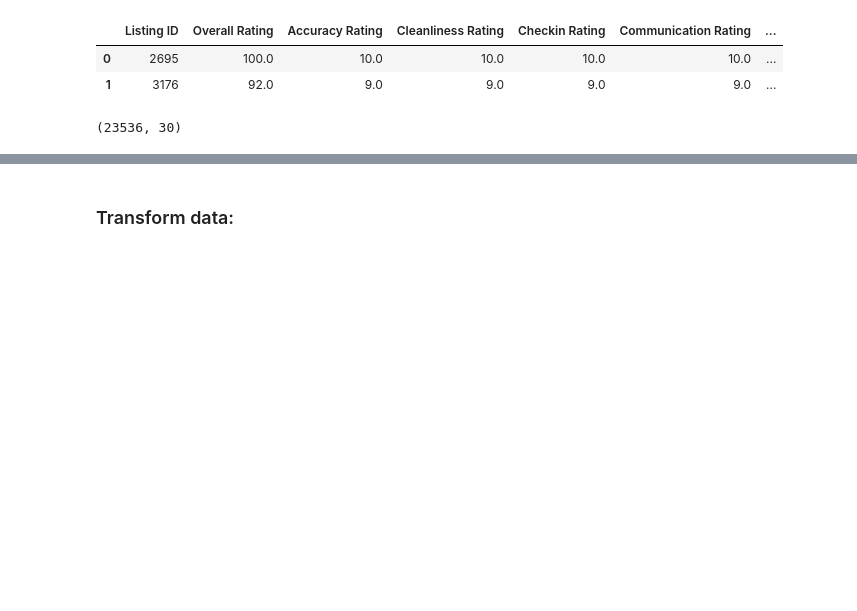
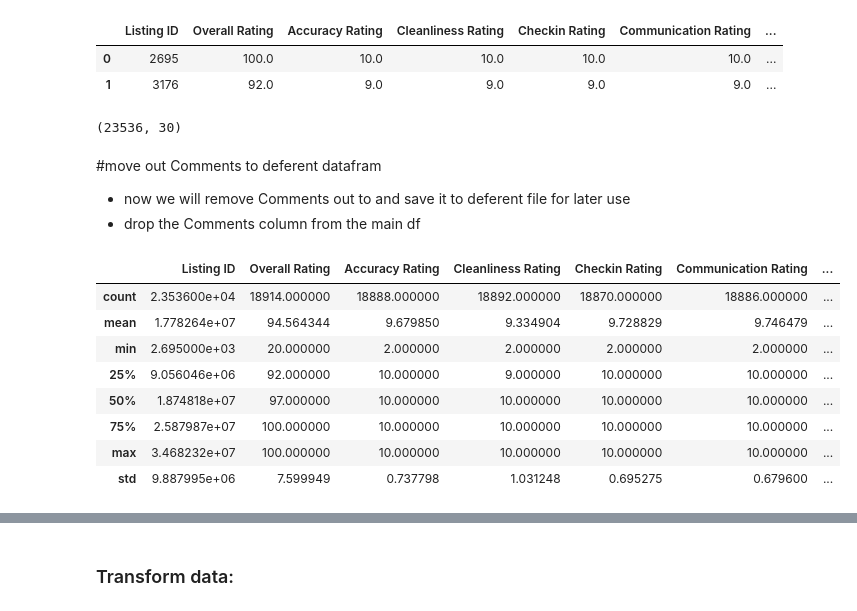
Before and after one commit to rafatb/Berlin_Airbnb_Price_Prediction, a Jupyter notebook: Berlin_Airbnb_Price_Prediction_data_preperation.ipynb, the cells around one changed output, grey strips where cells are left out. Cells and saved outputs as stored; diff of their text form; code cells hidden in the pictures; blank space fills up the shorter version.

```diff
--- a/Berlin_Airbnb_Price_Prediction_data_preperation.ipynb
+++ b/Berlin_Airbnb_Price_Prediction_data_preperation.ipynb
@@ -35,12 +52,12 @@ in this section we going to drop all the.
 * drop all the data the clearly will not help me during this jurney , like (Urls , reviewer  id , reviewer name ... )
 # %%
 df = df.drop(columns=['Review ID', 'Reviewer ID', 'Reviewer Name', 'Listing URL','Listing Name','Host ID', 'Host URL', 'Host Name',
-                           'City', 'Country Code', 'Country','First Review', 'Last Review', 'Square Feet', 'Business Travel Ready',
+                           'City', 'Country Code', 'Country','First Review', 'Last Review', 'Business Travel Ready',
             ])
 # %% [markdown]
 # splite the review_date to day , month , year
 # %%
-# df['review_date'] = pd.to_datetime(df['review_date'])
-# df['year'] = df['review_date'].dt.year
+df['review_date'] = pd.to_datetime(df['review_date'])
+df['year'] = df['review_date'].dt.year
 # df['month'] = df['review_date'].dt.month
 # df['day'] = df['review_date'].dt.day
@@ -88,26 +127,21 @@ columns aggreagted on 3 deferent ways:
 # %%
 # Define columns by type
-rating_columns = [
-      "Overall Rating","Accuracy Rating", "Cleanliness Rating", "Checkin Rating",
-    "Communication Rating", "Location Rating", "Value Rating","Price"
-]
-
+mean_columns = ["Overall Rating","Accuracy Rating", "Cleanliness Rating", "Checkin Rating",
+    "Communication Rating", "Location Rating", "Value Rating","Price","Square Feet"
+    ]
 sum_columns = ["Reviews"]
-
-categorical_columns = [
-    "Host Response Time", "Neighborhood Group","neighbourhood", "Room Type"]
-
+string_concat_values_columns = ["Comments"]
 choose_last_value_columns = ["review_date","Bedrooms","Beds","Bathrooms","Host Response Rate","Is Superhost","Latitude","Longitude",
                          "Accomodates", "Guests Included","Min Nights","Instant Bookable",
-                         "Accomodates", "Host Since","Is Exact Location","Postal Code", "Latitude", "Longitude","Property Type"
+                         "Accomodates", "Host Since","Is Exact Location","Postal Code", "Latitude", "Longitude","Property Type","Host Response Time", "Neighborhood Group","neighbourhood", "Room Type"
                          ]
 
 # Aggregation functions
 aggregation_functions = {
-    **{col: "mean" for col in rating_columns},  # Mean for ratings
+    **{col: "mean" for col in mean_columns},  # Mean for ratings
     **{col: "sum" for col in sum_columns},      # Sum for numerical values
     **{col: 'last' for col in choose_last_value_columns},  # Concat unique values
-    **{col: lambda x: ", ".join(x.dropna().unique()) for col in categorical_columns}  # Concat unique values
+    **{col: lambda x: ", ".join(x.dropna().unique()) for col in string_concat_values_columns}  # Concat unique values
 }
 
 # Group by 'Listing ID' and apply aggregation
@@ -122,3 +156,23 @@ df_aggregated.head(2)
 df_aggregated.shape
 # %% [output]
 (23536, 30)
+# %% [markdown]
+#move out Comments to deferent datafram
+* now we will remove Comments out to and save it to deferent file for later use
+* drop the Comments column from the main df
+# %%
+df_wiht_comments = df_aggregated[['Listing ID', 'Comments']].copy()
+df_wiht_comments.to_csv('/content/drive/MyDrive/kaggle/berline/only_comments.csv')
+df_aggregated.drop(columns=['Comments'], inplace=True)
+# %%
+df_aggregated.describe()
+# %% [output]
+|  | Listing ID | Overall Rating | Accuracy Rating | Cleanliness Rating | Checkin Rating | Communication Rating | ... |
+| count | 2.353600e+04 | 18914.000000 | 18888.000000 | 18892.000000 | 18870.000000 | 18886.000000 | ... |
+| mean | 1.778264e+07 | 94.564344 | 9.679850 | 9.334904 | 9.728829 | 9.746479 | ... |
+| min | 2.695000e+03 | 20.000000 | 2.000000 | 2.000000 | 2.000000 | 2.000000 | ... |
+| 25% | 9.056046e+06 | 92.000000 | 10.000000 | 9.000000 | 10.000000 | 10.000000 | ... |
+| 50% | 1.874818e+07 | 97.000000 | 10.000000 | 10.000000 | 10.000000 | 10.000000 | ... |
+| 75% | 2.587987e+07 | 100.000000 | 10.000000 | 10.000000 | 10.000000 | 10.000000 | ... |
+| max | 3.468232e+07 | 100.000000 | 10.000000 | 10.000000 | 10.000000 | 10.000000 | ... |
+| std | 9.887995e+06 | 7.599949 | 0.737798 | 1.031248 | 0.695275 | 0.679600 | ... |
```
Also changed, not shown: parts of 30 cells of this notebook.
